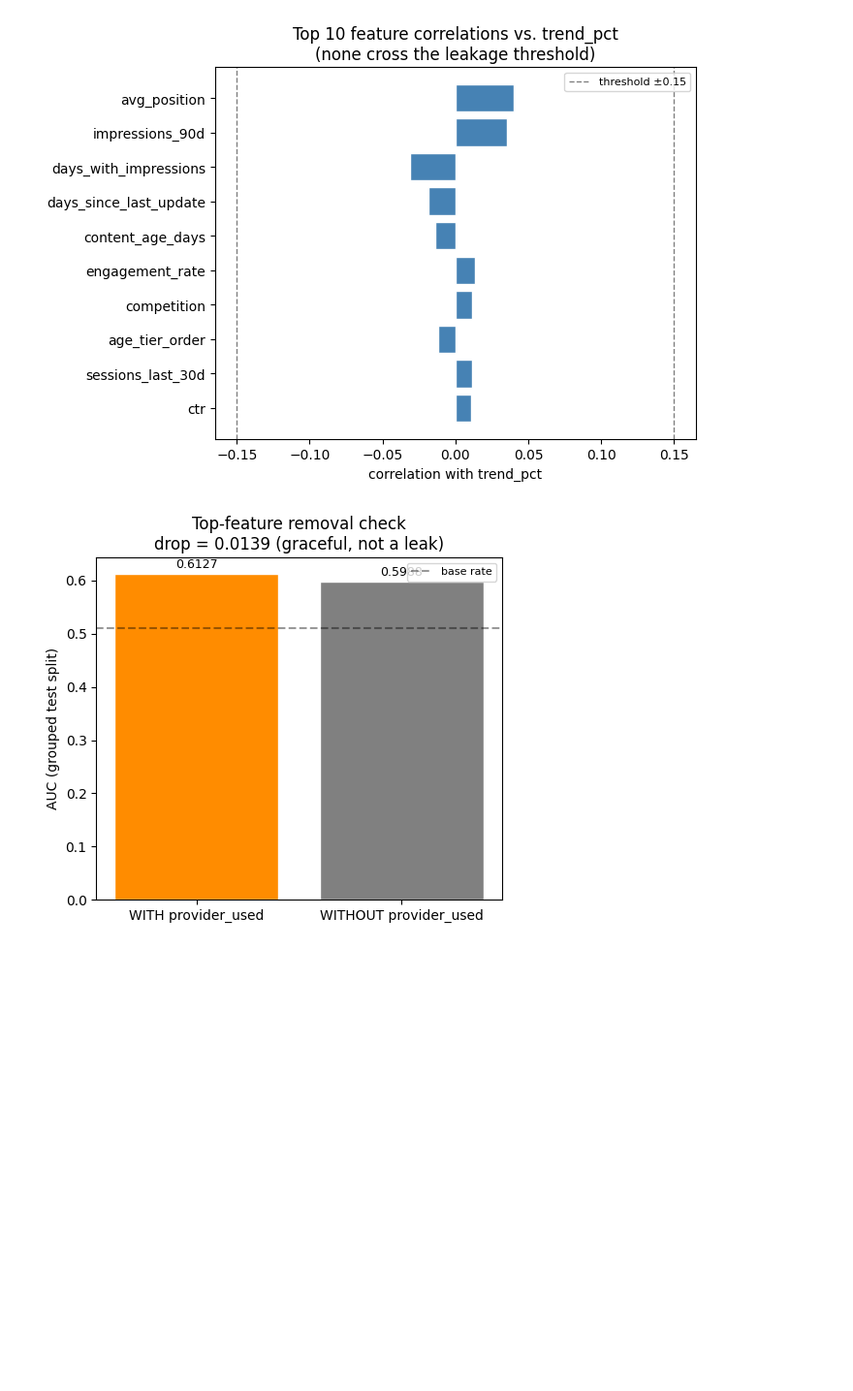
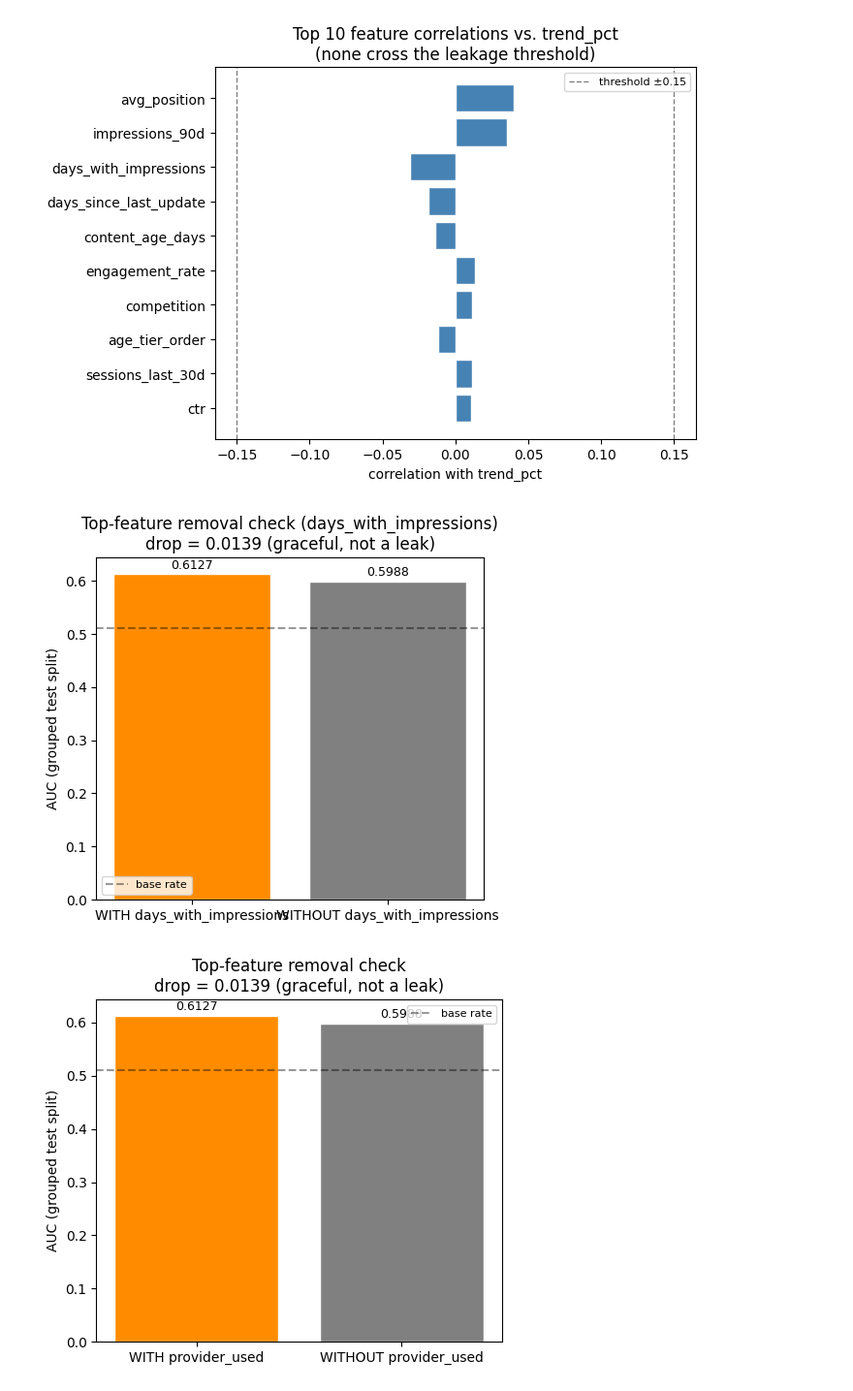
Before and after one commit to whozahm3d/flyrank-ml-internship, a Jupyter notebook: work/notebooks/w06_validation_audit.ipynb, the cells around one changed output. Shown at 97% size. Cells and saved outputs as stored; diff of their text form; code cells hidden in the pictures; blank space fills up the shorter version.

```diff
--- a/work/notebooks/w06_validation_audit.ipynb
+++ b/work/notebooks/w06_validation_audit.ipynb
@@ -588,6 +655,21 @@ plt.savefig("work/outputs/w06_correlation_sweep.png", dpi=150)
 plt.show()
 # %% [output]
 [figure]
+# %%
+fig, ax = plt.subplots(figsize=(5, 4.5))
+bars = ax.bar([f"WITH {raw_top_col}", f"WITHOUT {raw_top_col}"],
+               [auc_with, auc_without], color=["darkorange", "gray"], edgecolor="white")
+ax.axhline(y_test_grp.mean(), linestyle="--", color="black", alpha=0.4, label="base rate")
+ax.set_ylabel("AUC (grouped test split)")
+ax.set_title(f"Top-feature removal check ({raw_top_col})\ndrop = {auc_with - auc_without:.4f} (graceful, not a leak)")
+for bar, v in zip(bars, [auc_with, auc_without]):
+    ax.text(bar.get_x() + bar.get_width()/2, v + 0.01, f"{v:.4f}", ha="center", fontsize=9)
+ax.legend(fontsize=8)
+plt.tight_layout()
+plt.savefig("work/figures/w06_feature_removal_check.png", dpi=150)
+plt.show()
+# %% [output]
+[figure, added]
 # %%
 # --- Visual 2: AUC with vs without the top feature ---
 fig, ax = plt.subplots(figsize=(5, 4.5))
```
Also changed, not shown: parts of 16 cells of this notebook.
